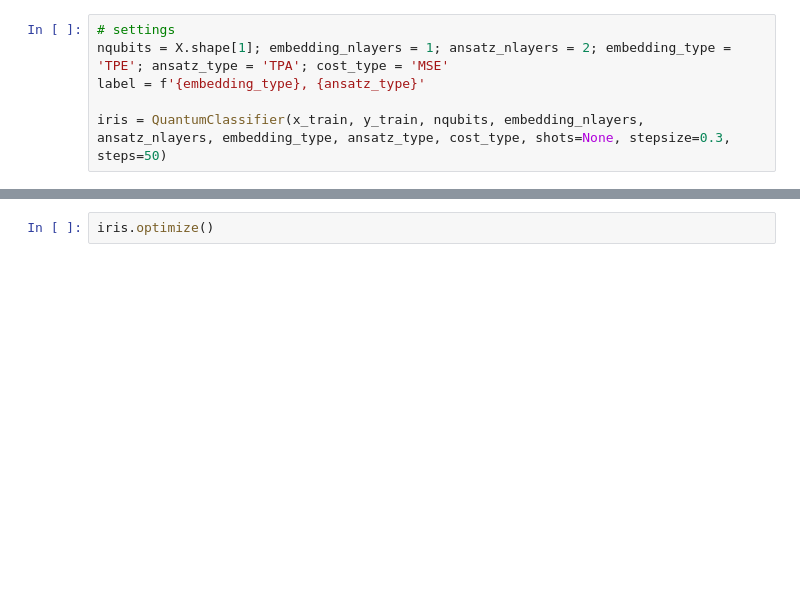
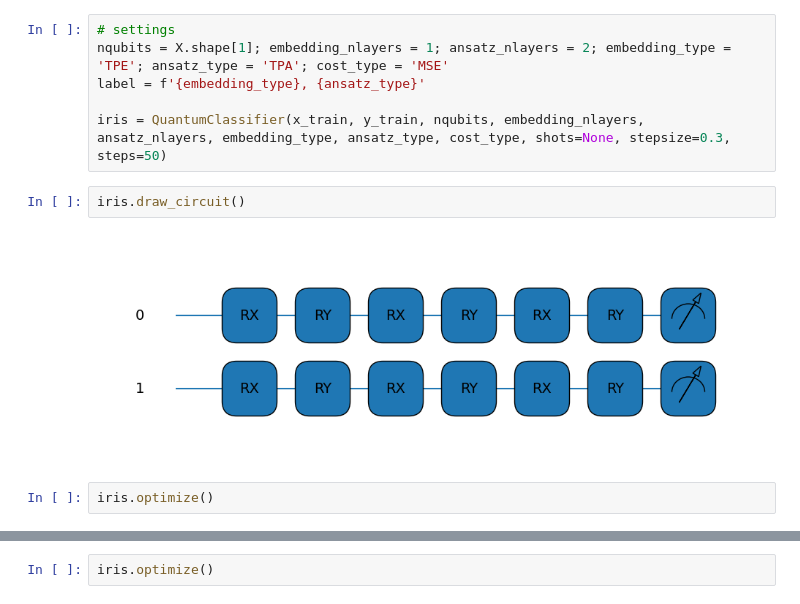
Before and after one commit to kkensuke/quantum-classification, a Jupyter notebook: scripts/quantum_classification.ipynb, the cells around one changed output, grey strips where cells are left out. Cells and saved outputs as stored; diff of their text form; blank space fills up the shorter version.

```diff
--- a/scripts/quantum_classification.ipynb
+++ b/scripts/quantum_classification.ipynb
@@ -46,3 +46,9 @@ nqubits = X.shape[1]; embedding_nlayers = 1; ansatz_nlayers = 2; embedding_type
 label = f'{embedding_type}, {ansatz_type}'
 
 iris = QuantumClassifier(x_train, y_train, nqubits, embedding_nlayers, ansatz_nlayers, embedding_type, ansatz_type, cost_type, shots=None, stepsize=0.3, steps=50)
+# %%
+iris.draw_circuit()
+# %% [output]
+[figure, added]
+# %%
+iris.optimize()
```
Also changed, not shown: parts of 6 cells of this notebook, 1 other file.
